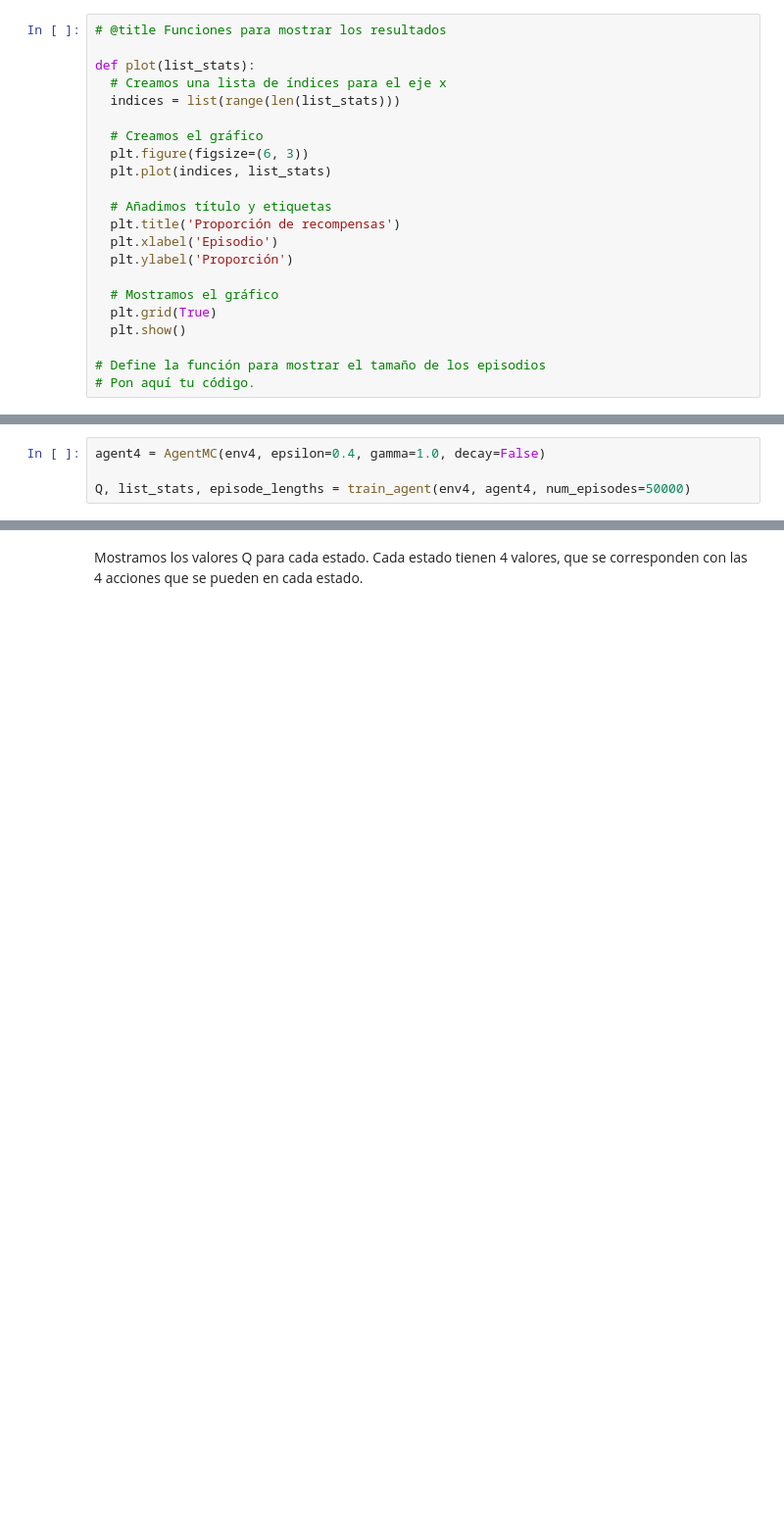
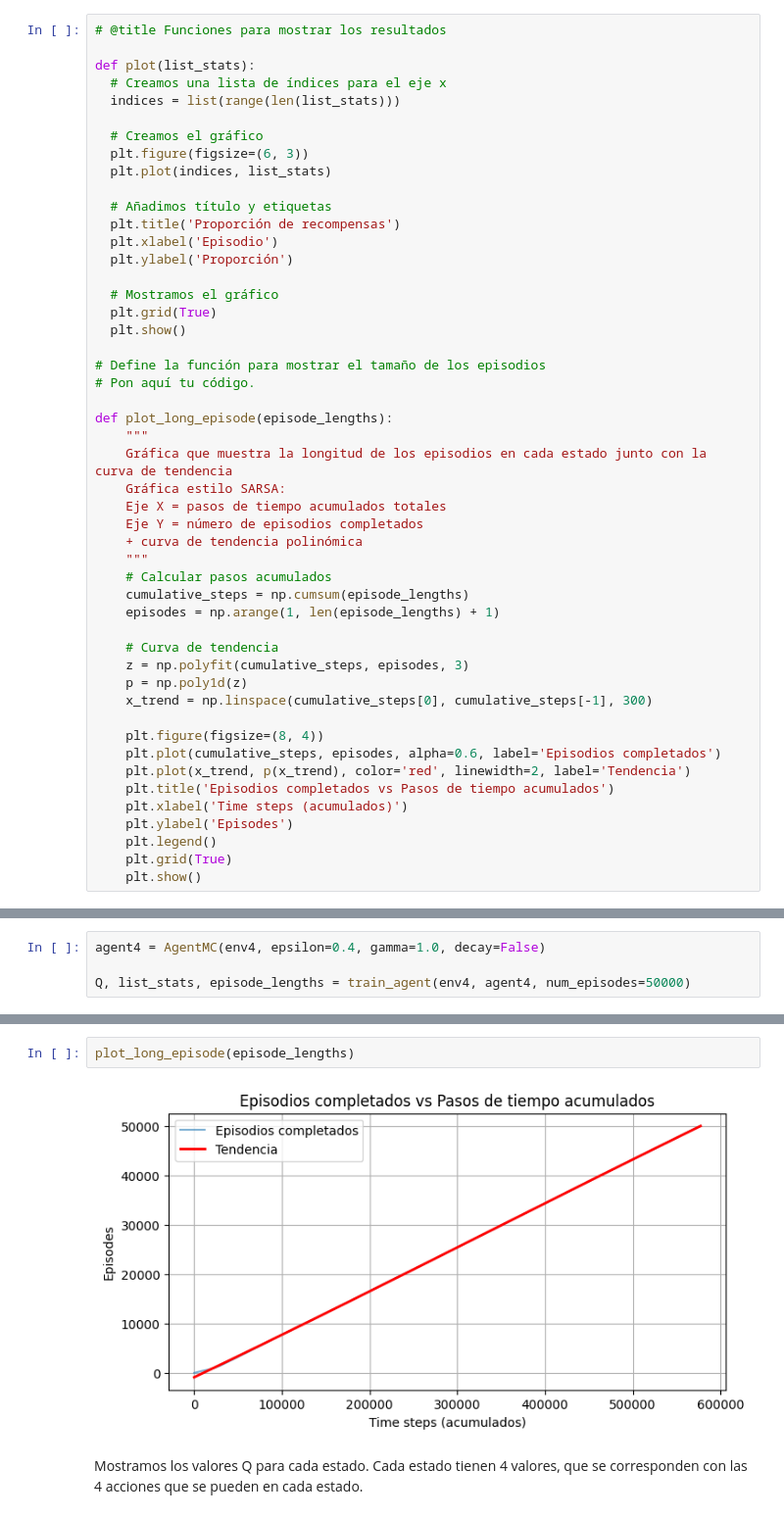
Before and after one commit to imchrisrueda/extML, a Jupyter notebook: entornos_complejos/A_MonteCarloTodasLasVisitas.ipynb, the cells around one changed output, grey strips where cells are left out. Shown at 98% size. Cells and saved outputs as stored; diff of their text form; blank space fills up the shorter version.

```diff
--- a/entornos_complejos/A_MonteCarloTodasLasVisitas.ipynb
+++ b/entornos_complejos/A_MonteCarloTodasLasVisitas.ipynb
@@ -238,3 +238,30 @@ def plot(list_stats):
 
 # Define la función para mostrar el tamaño de los episodios
 # Pon aquí tu código.
+
+def plot_long_episode(episode_lengths):
+    """
+    Gráfica que muestra la longitud de los episodios en cada estado junto con la curva de tendencia
+    Gráfica estilo SARSA:
+    Eje X = pasos de tiempo acumulados totales
+    Eje Y = número de episodios completados
+    + curva de tendencia polinómica
+    """
+    # Calcular pasos acumulados
+    cumulative_steps = np.cumsum(episode_lengths)
+    episodes = np.arange(1, len(episode_lengths) + 1)
+
+    # Curva de tendencia
+    z = np.polyfit(cumulative_steps, episodes, 3)
+    p = np.poly1d(z)
+    x_trend = np.linspace(cumulative_steps[0], cumulative_steps[-1], 300)
+
+    plt.figure(figsize=(8, 4))
+    plt.plot(cumulative_steps, episodes, alpha=0.6, label='Episodios completados')
+    plt.plot(x_trend, p(x_trend), color='red', linewidth=2, label='Tendencia')
+    plt.title('Episodios completados vs Pasos de tiempo acumulados')
+    plt.xlabel('Time steps (acumulados)')
+    plt.ylabel('Episodes')
+    plt.legend()
+    plt.grid(True)
+    plt.show()
@@ -259,3 +288,7 @@ Máxima proporcion: 0.5391
+# %%
+plot_long_episode(episode_lengths)
+# %% [output]
+[figure, added]
 # %% [markdown]
 Mostramos los valores Q para cada estado. Cada estado tienen 4 valores, que se corresponden con las 4 acciones que se pueden en cada estado.
 # %%
```
Also changed, not shown: parts of 16 cells of this notebook.
